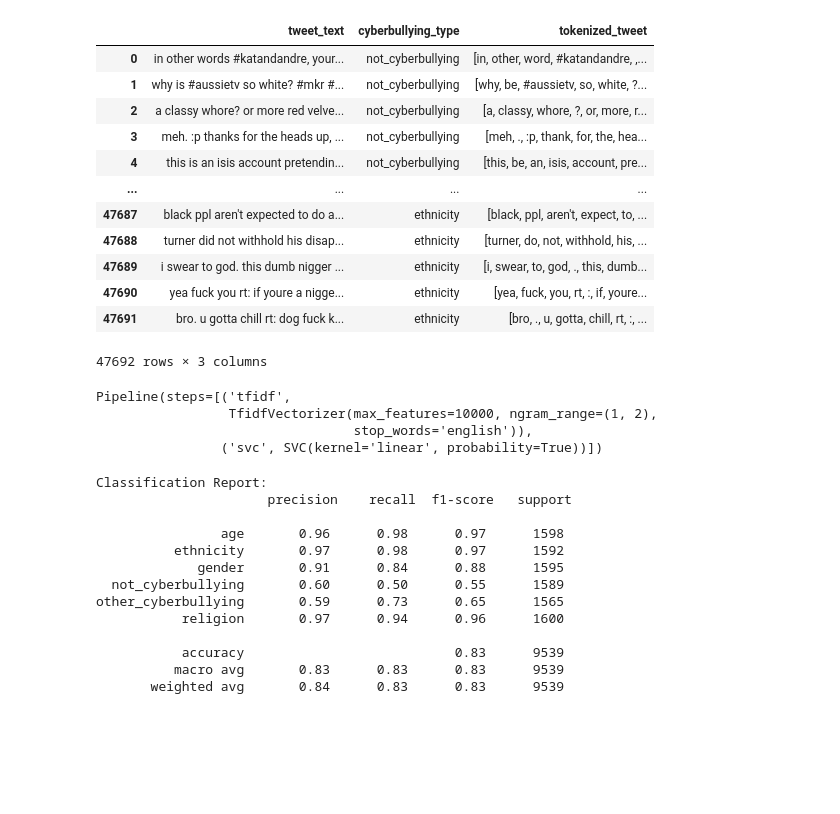
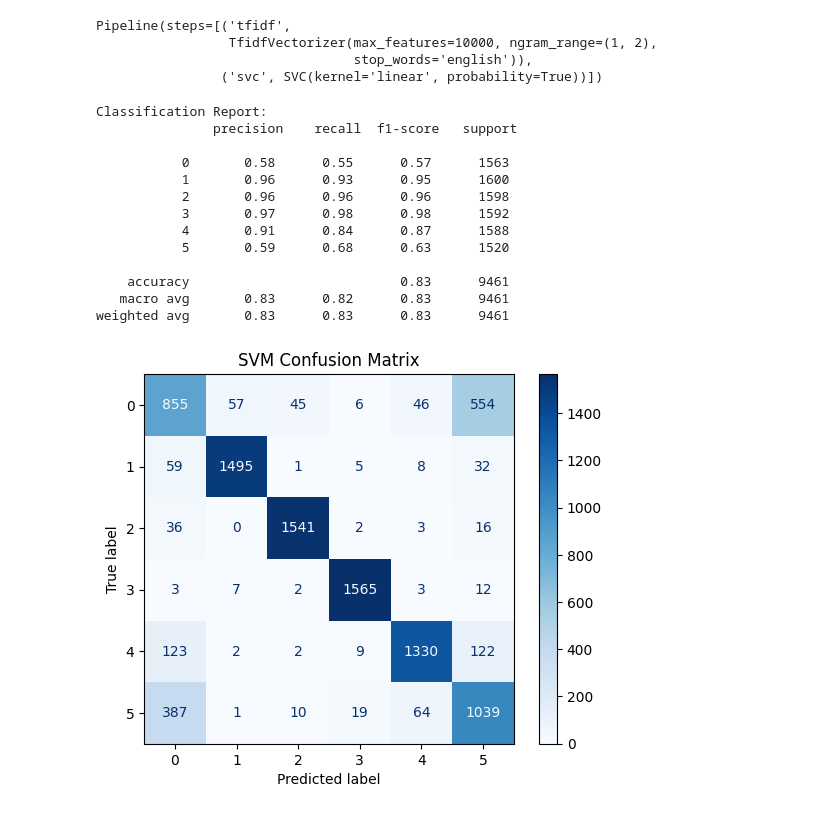
Before and after one commit to adityashah1603/Detecting-and-Classifying-Hate-Speech-in-online-tweets, a Jupyter notebook: svm.ipynb, the cells around one changed output. Saved outputs shown, nothing was run; the diff lists cells and outputs as text; code cells hidden in the pictures; blank space fills up the shorter version.

Commit message:
use final.csv as input data

```diff
--- a/svm.ipynb
+++ b/svm.ipynb
@@ -11,13 +9,4 @@ from nltk.stem.wordnet import WordNetLemmatizer
 import seaborn as sns
 # %%
-df = pd.read_csv("cyberbullying_tweets.csv")
-
-#Preprocessing data
-df.dropna(inplace=True)
-df['tweet_text'] = df['tweet_text'].str.replace(r'\s*@\w+\s*', '', regex=True)                  #Removing @words
-df['tweet_text'] = df['tweet_text'].str.replace(r'https?://\S+|http?://\S+', '', regex=True)    #Removing URLs
-df['tweet_text'] = df['tweet_text'].str.lower()                                                 #Lowercasing all words
-tweet_tokenizer = TweetTokenizer()
-df['tokenized_tweet'] = df['tweet_text'].apply(lambda x: tweet_tokenizer.tokenize(x))                      #tokenized tweets //Time Consuming
-lemmatizer = WordNetLemmatizer()                                                                #Lemmatize eg. doing = do,going=go //alternate:stemming
-df['tokenized_tweet'] = df['tokenized_tweet'].apply(lambda x: [lemmatizer.lemmatize(word, pos='v') for word in x])
+df = pd.read_csv("final.csv")
+#df
@@ -26,19 +27,3 @@ df['tokenized_tweet'] = df['tokenized_tweet'].apply(lambda x: [lemmatizer.lemmat
-# %%
-df
-# %% [output]
-|  | tweet_text | cyberbullying_type | tokenized_tweet |
-| 0 | in other words #katandandre, your... | not_cyberbullying | [in, other, word, #katandandre, ,... |
-| 1 | why is #aussietv so white? #mkr #... | not_cyberbullying | [why, be, #aussietv, so, white, ?... |
-| 2 | a classy whore? or more red velve... | not_cyberbullying | [a, classy, whore, ?, or, more, r... |
-| 3 | meh. :p thanks for the heads up, ... | not_cyberbullying | [meh, ., :p, thank, for, the, hea... |
-| 4 | this is an isis account pretendin... | not_cyberbullying | [this, be, an, isis, account, pre... |
-| ... | ... | ... | ... |
-| 47687 | black ppl aren't expected to do a... | ethnicity | [black, ppl, aren't, expect, to, ... |
-| 47688 | turner did not withhold his disap... | ethnicity | [turner, do, not, withhold, his, ... |
-| 47689 | i swear to god. this dumb nigger ... | ethnicity | [i, swear, to, god, ., this, dumb... |
-| 47690 | yea fuck you rt: if youre a nigge... | ethnicity | [yea, fuck, you, rt, :, if, youre... |
-| 47691 | bro. u gotta chill rt: dog fuck k... | ethnicity | [bro, ., u, gotta, chill, rt, :, ... |
-47692 rows × 3 columns
 # %%
 X = df['tweet_text']               # or df['tweets'] if you prefer the raw text
 y = df['cyberbullying_type']
@@ -80,15 +65,33 @@ y_pred = pipe.predict(X_test)
 print("\nClassification Report:\n", classification_report(y_test, y_pred))
 # %% [output]
 Classification Report:
-                      precision    recall  f1-score   support
+               precision    recall  f1-score   support
 
-                age       0.96      0.98      0.97      1598
-          ethnicity       0.97      0.98      0.97      1592
-             gender       0.91      0.84      0.88      1595
-  not_cyberbullying       0.60      0.50      0.55      1589
-other_cyberbullying       0.59      0.73      0.65      1565
-           religion       0.97      0.94      0.96      1600
+           0       0.58      0.55      0.57      1563
+           1       0.96      0.93      0.95      1600
+           2       0.96      0.96      0.96      1598
+           3       0.97      0.98      0.98      1592
+           4       0.91      0.84      0.87      1588
+           5       0.59      0.68      0.63      1520
 
-           accuracy                           0.83      9539
-          macro avg       0.83      0.83      0.83      9539
-       weighted avg       0.84      0.83      0.83      9539
+    accuracy                           0.83      9461
+   macro avg       0.83      0.82      0.83      9461
+weighted avg       0.83      0.83      0.83      9461
+# %%
+from sklearn.metrics import confusion_matrix, ConfusionMatrixDisplay
+cm = confusion_matrix(y_test, y_pred)
+disp = ConfusionMatrixDisplay(confusion_matrix=cm)
+disp.plot(cmap=plt.cm.Blues)    # you can omit cmap if you don’t care about colors
+plt.title("SVM Confusion Matrix")
+plt.show()
+
+# label_map = {
+#     'not_cyberbullying': 0,
+#     'religion': 1,
+#     'age': 2,
+#     'ethnicity': 3,
+#     'gender': 4,
+#     'other_cyberbullying': 5
+# }
+# %% [output]
+[figure, added]
```
Also changed, not shown: parts of 3 cells of this notebook, 5 other files.
